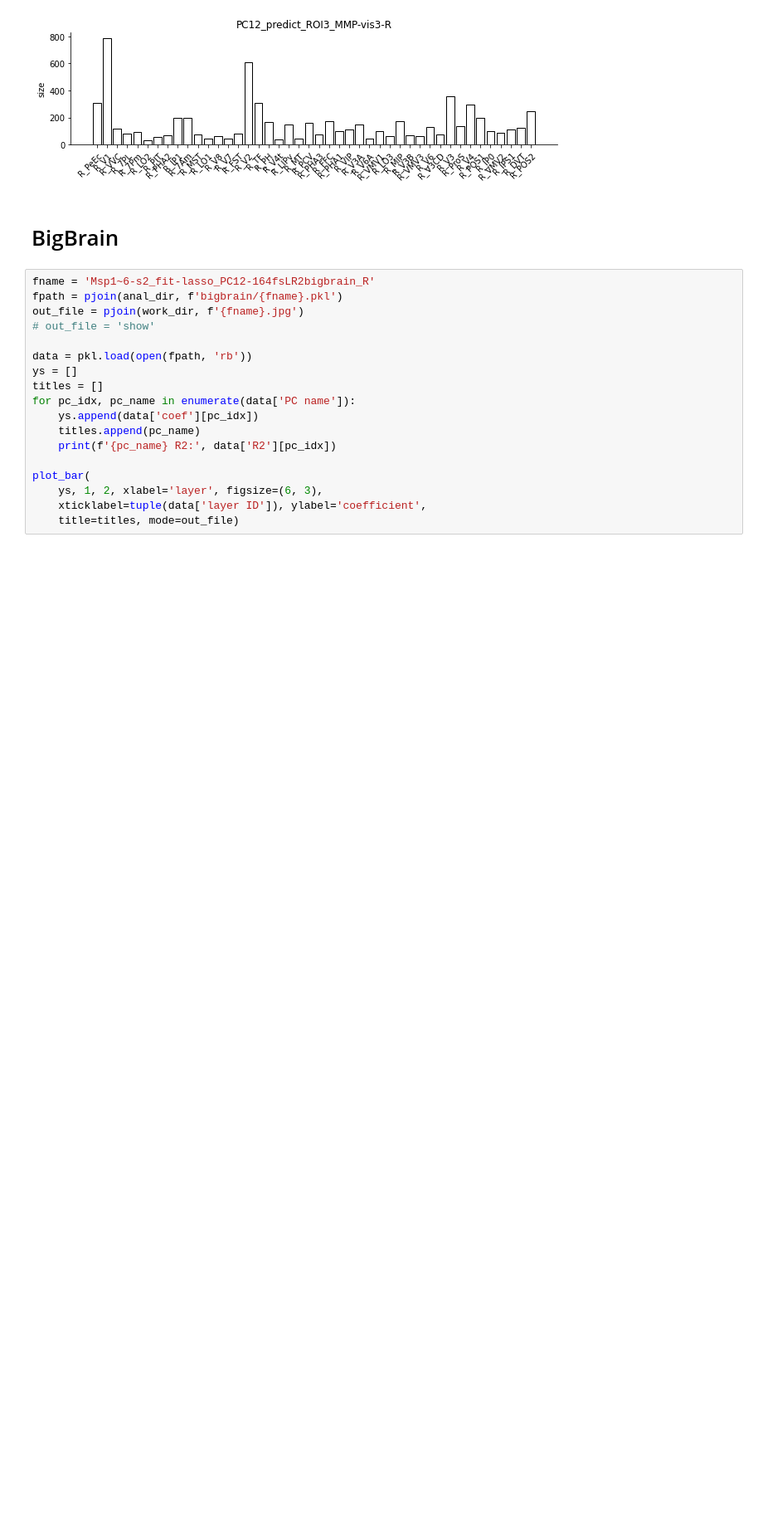
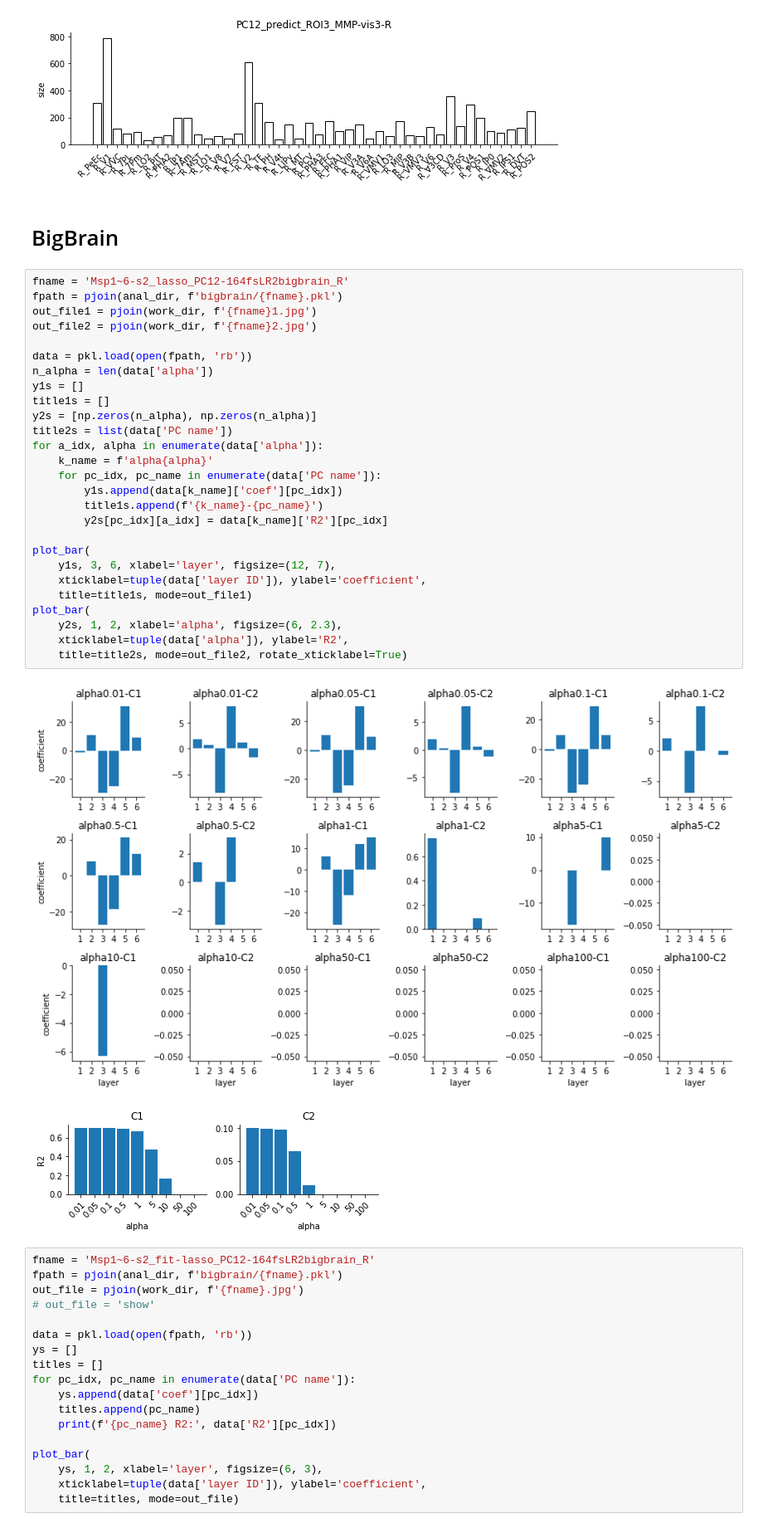
Before and after one commit to BNUCNL/nibrain, a Jupyter notebook: cxy_visual_dev/scripts/plot_line_bar.ipynb, the cells around one changed output. Shown at 83% size. Saved outputs shown, nothing was run; the diff lists cells and outputs as text; blank space fills up the shorter version.

Commit message:
cxy_visual_dev: bigbrain update

```diff
--- a/cxy_visual_dev/scripts/plot_line_bar.ipynb
+++ b/cxy_visual_dev/scripts/plot_line_bar.ipynb
@@ -324,6 +324,36 @@ accs corr sizes (rank): SpearmanrResult(correlation=-0.13407112803616172, pvalue
 [figure]
 # %% [markdown]
 # BigBrain
+# %%
+fname = 'Msp1~6-s2_lasso_PC12-164fsLR2bigbrain_R'
+fpath = pjoin(anal_dir, f'bigbrain/{fname}.pkl')
+out_file1 = pjoin(work_dir, f'{fname}1.jpg')
+out_file2 = pjoin(work_dir, f'{fname}2.jpg')
+
+data = pkl.load(open(fpath, 'rb'))
+n_alpha = len(data['alpha'])
+y1s = []
+title1s = []
+y2s = [np.zeros(n_alpha), np.zeros(n_alpha)]
+title2s = list(data['PC name'])
+for a_idx, alpha in enumerate(data['alpha']):
+    k_name = f'alpha{alpha}'
+    for pc_idx, pc_name in enumerate(data['PC name']):
+        y1s.append(data[k_name]['coef'][pc_idx])
+        title1s.append(f'{k_name}-{pc_name}')
+        y2s[pc_idx][a_idx] = data[k_name]['R2'][pc_idx]
+
+plot_bar(
+    y1s, 3, 6, xlabel='layer', figsize=(12, 7),
+    xticklabel=tuple(data['layer ID']), ylabel='coefficient',
+    title=title1s, mode=out_file1)
+plot_bar(
+    y2s, 1, 2, xlabel='alpha', figsize=(6, 2.3),
+    xticklabel=tuple(data['alpha']), ylabel='R2',
+    title=title2s, mode=out_file2, rotate_xticklabel=True)
+# %% [output]
+[figure, added]
+[figure, added]
 # %%
 fname = 'Msp1~6-s2_fit-lasso_PC12-164fsLR2bigbrain_R'
 fpath = pjoin(anal_dir, f'bigbrain/{fname}.pkl')
```
Also changed, not shown: 1 other file.
